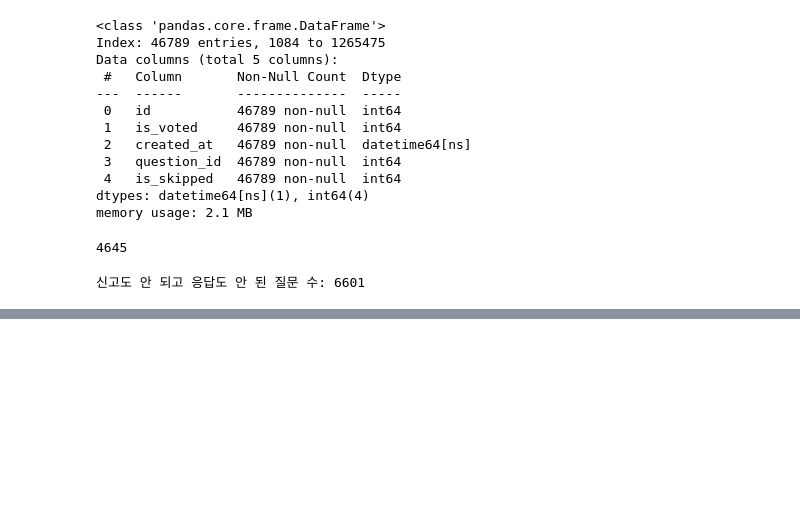
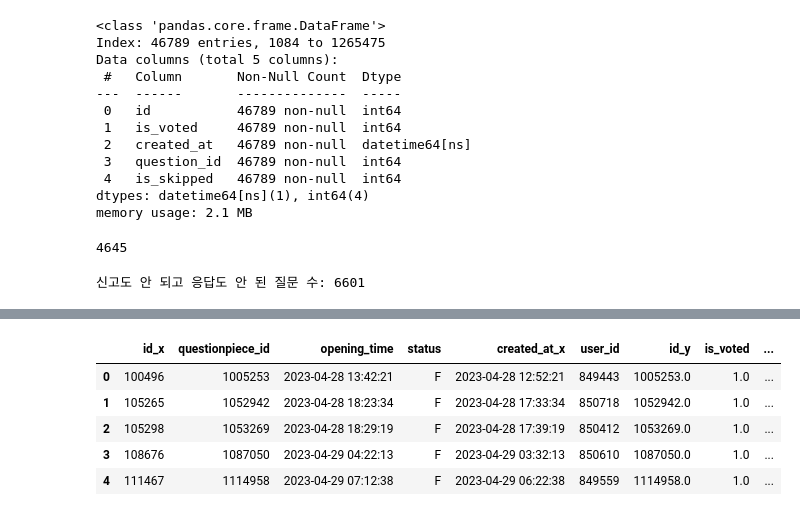
Before and after one commit to seung127/codeit_project, a Jupyter notebook: codeit-project-docker/notebooks/is_voted_skipped_zero.ipynb, the cells around one changed output, grey strips where cells are left out. Drawn from its saved outputs; the diff is of its cells as text; code cells hidden in the pictures; blank space fills up the shorter version.

```diff
--- a/codeit-project-docker/notebooks/is_voted_skipped_zero.ipynb
+++ b/codeit-project-docker/notebooks/is_voted_skipped_zero.ipynb
@@ -510,0 +626,11 @@ print(f"신고도 안 되고 응답도 안 된 질문 수: {len(unprocessed_unre
+# %%
+# 신고된 질문 ID 목록
+reported_q_ids = polls_questionreport['question_id'].unique()
+
+# 신고된 question_id를 포함하는 조각 중 미응답 조각
+reported_unprocessed = polls_questionpiece[
+    (polls_questionpiece['question_id'].isin(reported_q_ids)) &
+    (polls_questionpiece['is_voted'] == 0) &
+    (polls_questionpiece['is_skipped'] == 0)
+]
+print(f"신고된 질문 중 응답 없는 조각 수: {len(reported_unprocessed)}")
@@ -510,0 +639,11 @@ print(f"신고도 안 되고 응답도 안 된 질문 수: {len(unprocessed_unre
+# %%
+# questionset에서 questionpiece_id_list explode
+polls_questionset["question_piece_id_list"] = polls_questionset["question_piece_id_list"].apply(ast.literal_eval)
+qs_exploded = polls_questionset.explode("question_piece_id_list").rename(columns={"question_piece_id_list": "questionpiece_id"})
+qs_exploded["questionpiece_id"] = qs_exploded["questionpiece_id"].astype(int)
+
+# 미응답 신고 조각에 해당하는 질문 세트 ID 확보
+reported_unprocessed = reported_unprocessed.merge(
+    qs_exploded[["id", "user_id", "questionpiece_id"]],
+    left_on="id", right_on="questionpiece_id", how="left"
+)
@@ -510,0 +659,20 @@ print(f"신고도 안 되고 응답도 안 된 질문 수: {len(unprocessed_unre
+# %%
+# 해당 세트의 다른 조각들 불러오기
+related_sets = qs_exploded[qs_exploded["questionpiece_id"].isin(reported_unprocessed["id_y"])]
+
+
+# 다른 조각의 응답 여부 확인 (polls_questionpiece와 다시 merge)
+other_pieces = related_sets.merge(polls_questionpiece, left_on="questionpiece_id", right_on="id", how="left")
+
+# 신고된 조각 이후 조각 중 정상 응답한 것만 필터
+responded_after = other_pieces[
+    (other_pieces["is_voted"] == 1) | (other_pieces["is_skipped"] == 1)
+]
+responded_after.head()
+# %% [output]
+|  | id_x | questionpiece_id | opening_time | status | created_at_x | user_id | id_y | is_voted | ... |
+| 0 | 100496 | 1005253 | 2023-04-28 13:42:21 | F | 2023-04-28 12:52:21 | 849443 | 1005253.0 | 1.0 | ... |
+| 1 | 105265 | 1052942 | 2023-04-28 18:23:34 | F | 2023-04-28 17:33:34 | 850718 | 1052942.0 | 1.0 | ... |
+| 2 | 105298 | 1053269 | 2023-04-28 18:29:19 | F | 2023-04-28 17:39:19 | 850412 | 1053269.0 | 1.0 | ... |
+| 3 | 108676 | 1087050 | 2023-04-29 04:22:13 | F | 2023-04-29 03:32:13 | 850610 | 1087050.0 | 1.0 | ... |
+| 4 | 111467 | 1114958 | 2023-04-29 07:12:38 | F | 2023-04-29 06:22:38 | 849559 | 1114958.0 | 1.0 | ... |
```
Also changed, not shown: parts of 17 cells of this notebook.
